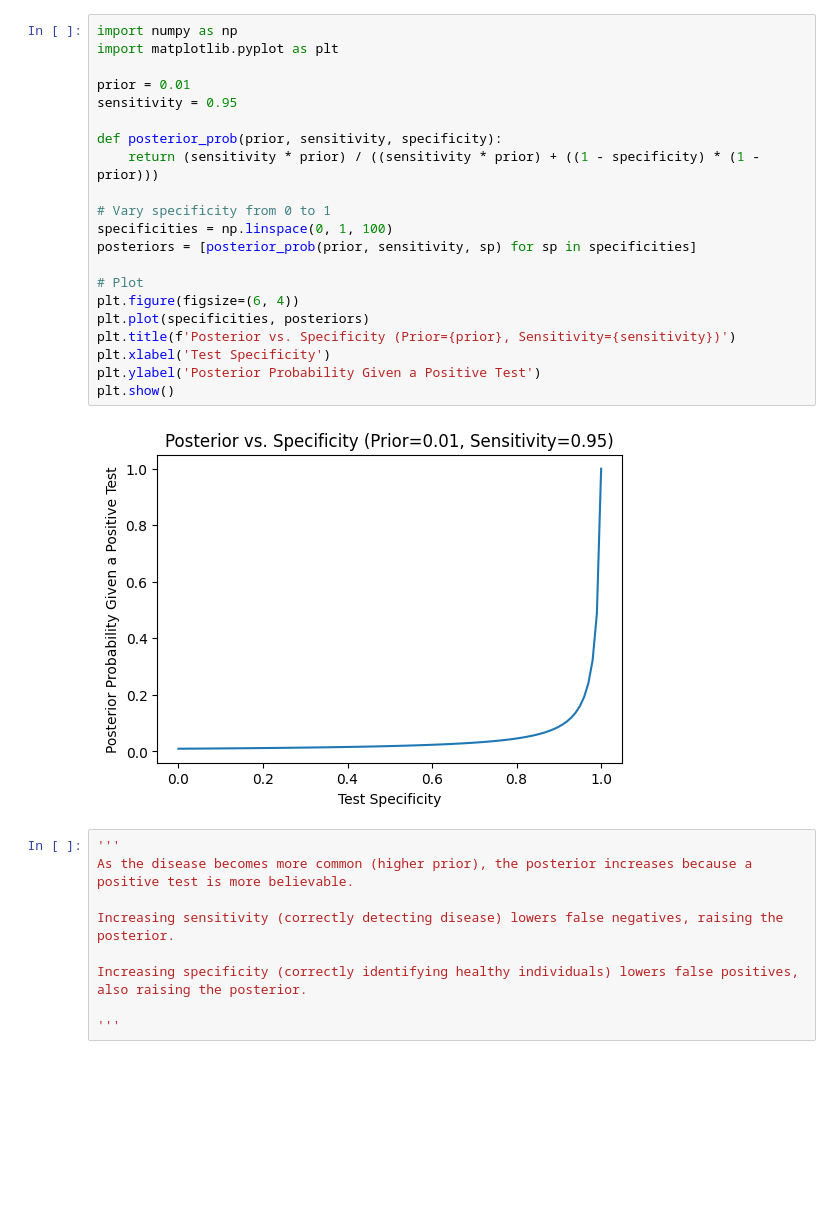
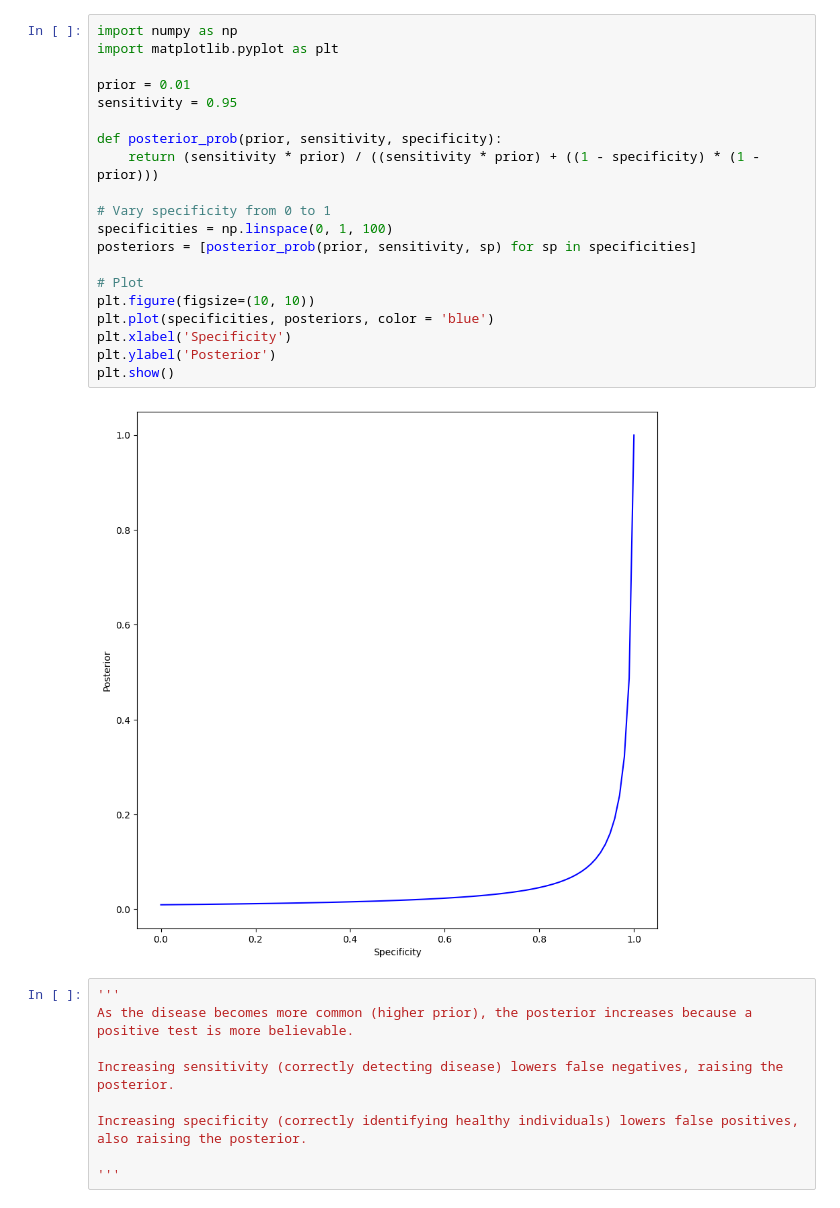
Before and after one commit to ION606/COGMOD-HWI, a Jupyter notebook: HW02/hw2num6.ipynb, the cells around one changed output. Drawn from its saved outputs; the diff is of its cells as text; blank space fills up the shorter version.

```diff
--- a/HW02/hw2num6.ipynb
+++ b/HW02/hw2num6.ipynb
@@ -45,26 +44,25 @@ plt.show()
 # %%
 import numpy as np
 import matplotlib.pyplot as plt
 
 prior = 0.01
 sensitivity = 0.95
 
 def posterior_prob(prior, sensitivity, specificity):
     return (sensitivity * prior) / ((sensitivity * prior) + ((1 - specificity) * (1 - prior)))
 
 # Vary specificity from 0 to 1
 specificities = np.linspace(0, 1, 100)
 posteriors = [posterior_prob(prior, sensitivity, sp) for sp in specificities]
 
 # Plot
-plt.figure(figsize=(6, 4))
-plt.plot(specificities, posteriors)
-plt.title(f'Posterior vs. Specificity (Prior={prior}, Sensitivity={sensitivity})')
-plt.xlabel('Test Specificity')
-plt.ylabel('Posterior Probability Given a Positive Test')
+plt.figure(figsize=(10, 10))
+plt.plot(specificities, posteriors, color = 'blue')
+plt.xlabel('Specificity')
+plt.ylabel('Posterior')
 plt.show()
 # %% [output]
-[figure, old version]
+[figure, new version]
 # %%
 '''
 As the disease becomes more common (higher prior), the posterior increases because a positive test is more believable.
```
Also changed, not shown: parts of 4 cells of this notebook.
